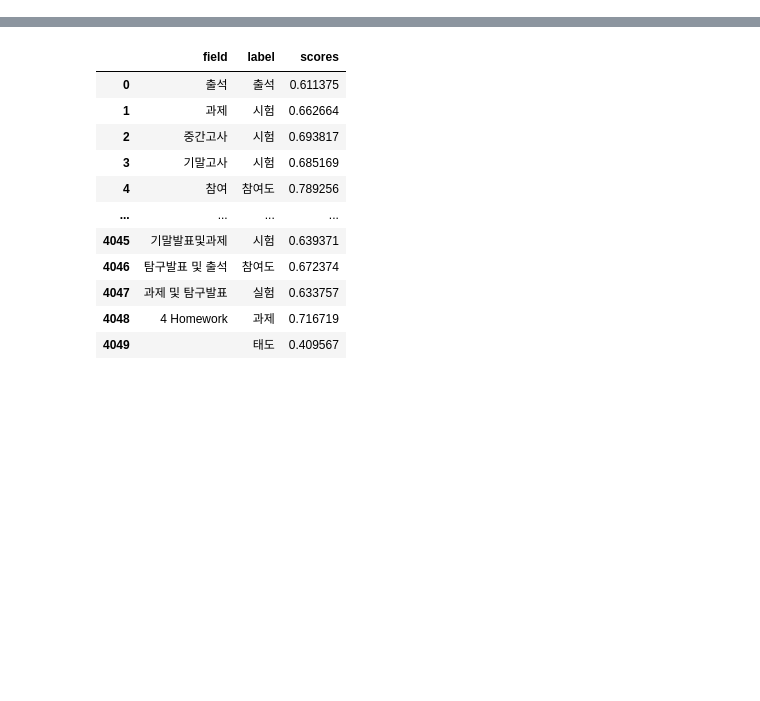
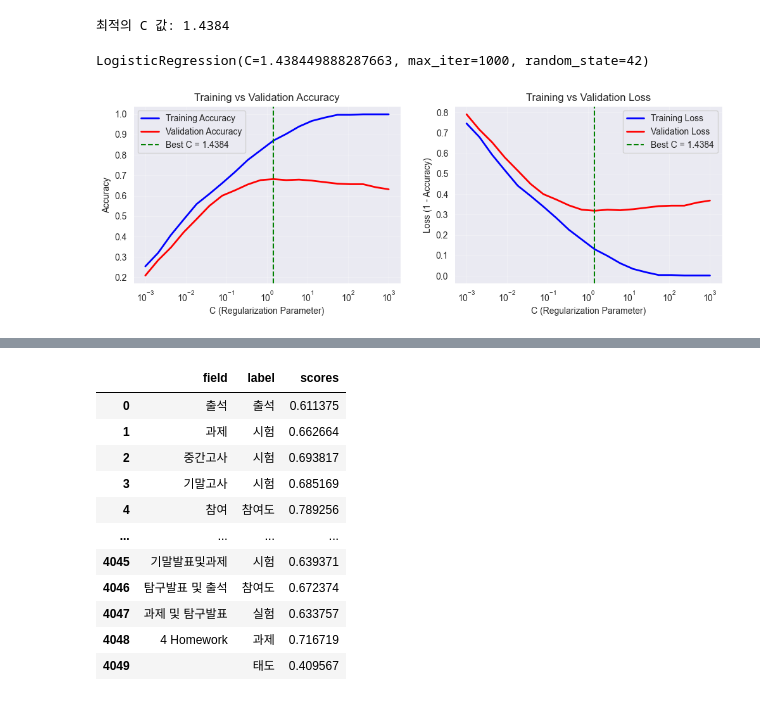
Before and after one commit to dayoung20/25SCOSE471, a Jupyter notebook: preprocess/Syllabus/evaluation_method.ipynb, the cells around one changed output, grey strips where cells are left out. Drawn from its saved outputs; the diff is of its cells as text; code cells hidden in the pictures; blank space fills up the shorter version.

Commit message:
feat : add cross validation

```diff
--- a/preprocess/Syllabus/evaluation_method.ipynb
+++ b/preprocess/Syllabus/evaluation_method.ipynb
@@ -42,0 +18,3 @@ keywords = ["시험 중간고사 기말고사", "attendance 출석", "과제 숙
+# %%
+test_set = pd.read_csv("test_set.csv")
+test_set.drop(columns=["Unnamed: 0"])
@@ -42,0 +35,11 @@ keywords = ["시험 중간고사 기말고사", "attendance 출석", "과제 숙
+# %%
+X = model.encode(test_set["key"].tolist(), show_progress_bar=True)
+y = test_set["value"].tolist()
+# %%
+from sklearn.preprocessing import LabelEncoder
+# Step 4: 라벨 인코딩 및 train/test 분리
+le = LabelEncoder()
+y_encoded = le.fit_transform(y)
+
+X_train, X_test, y_train, y_test = train_test_split(X, y_encoded, test_size=0.2, random_state=42)
+y_encoded
@@ -42,0 +64,65 @@ keywords = ["시험 중간고사 기말고사", "attendance 출석", "과제 숙
+# %%
+from sklearn.linear_model import LogisticRegression
+
+clf = LogisticRegression(max_iter=1000)
+train_losses = []
+# %%
+from tqdm import tqdm
+import matplotlib.pyplot as plt
+from sklearn.model_selection import cross_val_score
+
+# 다양한 C 값으로 학습하여 검증 손실 추이 확인
+C_values = np.logspace(-3, 3, 20)  # 0.001부터 1000까지
+train_scores = []
+val_scores = []
+
+for C in C_values:
+    clf = LogisticRegression(C=C, random_state=42, max_iter=1000)
+    clf.fit(X_train, y_train)
+
+    # 훈련 정확도
+    train_score = clf.score(X_train, y_train)
+    train_scores.append(train_score)
+
+    # 교차 검증 점수 (작은 데이터셋이므로 3-fold 사용)
+    cv_scores = cross_val_score(clf, X_train, y_train, cv=3, scoring='accuracy')
+    val_scores.append(cv_scores.mean())
+
+# 최적의 C 값 찾기
+best_idx = np.argmax(val_scores)
+best_C = C_values[best_idx]
+print(f"\n최적의 C 값: {best_C:.4f}")
+
+# 검증 손실 추이 그래프 생성
+plt.figure(figsize=(12, 8))
+
+plt.subplot(2, 2, 1)
+plt.semilogx(C_values, train_scores, 'b-', label='Training Accuracy', linewidth=2)
+plt.semilogx(C_values, val_scores, 'r-', label='Validation Accuracy', linewidth=2)
+plt.axvline(x=best_C, color='g', linestyle='--', label=f'Best C = {best_C:.4f}')
+plt.xlabel('C (Regularization Parameter)')
+plt.ylabel('Accuracy')
+plt.title('Training vs Validation Accuracy')
+plt.legend()
+plt.grid(True, alpha=0.3)
+
+# 검증 손실 (1 - accuracy)
+plt.subplot(2, 2, 2)
+train_loss = [1 - score for score in train_scores]
+val_loss = [1 - score for score in val_scores]
+plt.semilogx(C_values, train_loss, 'b-', label='Training Loss', linewidth=2)
+plt.semilogx(C_values, val_loss, 'r-', label='Validation Loss', linewidth=2)
+plt.axvline(x=best_C, color='g', linestyle='--', label=f'Best C = {best_C:.4f}')
+plt.xlabel('C (Regularization Parameter)')
+plt.ylabel('Loss (1 - Accuracy)')
+plt.title('Training vs Validation Loss')
+plt.legend()
+plt.grid(True, alpha=0.3)
+
+# 최적 모델로 최종 학습
+final_clf = LogisticRegression(C=best_C, random_state=42, max_iter=1000)
+final_clf.fit(X_train, y_train)
+# %% [output]
+최적의 C 값: 1.4384
+LogisticRegression(C=1.438449888287663, max_iter=1000, random_state=42)
+[figure, added]
```
Also changed, not shown: parts of 6 cells of this notebook, 2 other files.
